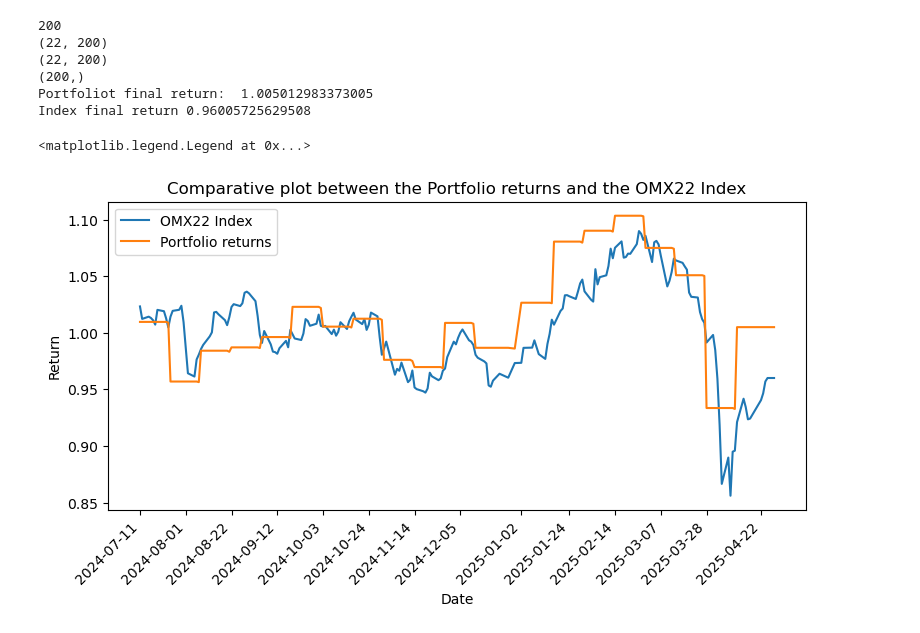
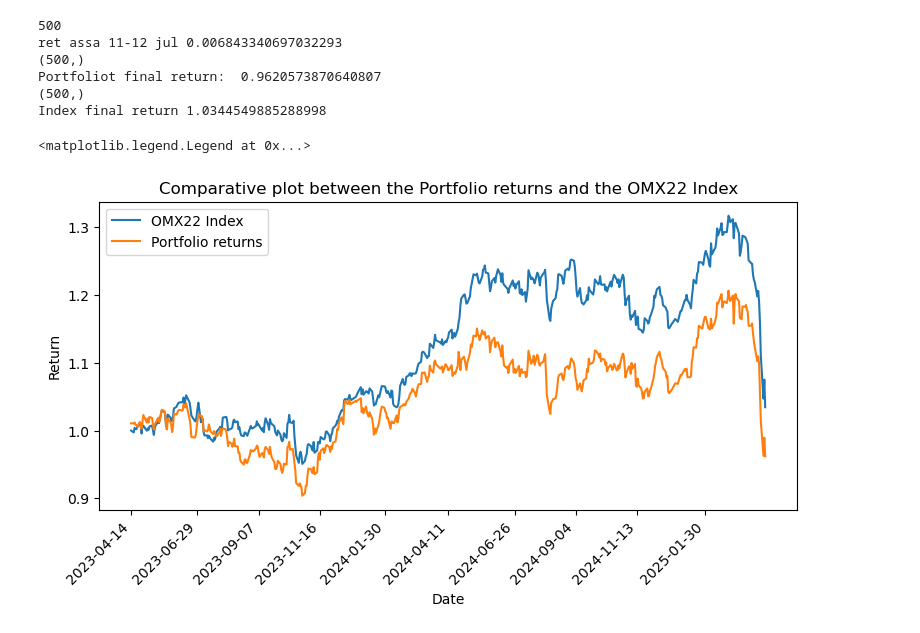
Before and after one commit to peogradin/Project-AMLNN, a Jupyter notebook: test_model_parameters.ipynb, the cells around one changed output. Saved outputs shown, nothing was run; the diff lists cells and outputs as text; code cells hidden in the pictures.

```diff
--- a/test_model_parameters.ipynb
+++ b/test_model_parameters.ipynb
@@ -35,9 +35,9 @@ Torch : 2.5.1
 SciPy : 1.15.2
 # %%
 
-window_step_length = 6
-window_size = 20
-num_test_points = 200
+window_step_length = 5
+window_size = 40
+num_test_points = 511
 
-horizon = 10 #3 is good
+horizon = 20 #3 is good
 target_idx = 0
@@ -194,11 +540,18 @@ c:\Users\Gabriel\anaconda3\envs\py310torch-gpu\lib\site-packages\lightning\pytor
 import numpy as np
 import matplotlib.pyplot as plt
 trading_cost = 0.005
+print('all mean abs percent errors per ticker',MAPE)
+print('all mean', np.mean(MAPE))
 
 from allocation_functions.allocation_functions import allocate_from_weights, plot_allocations
 
-test_indices = df.index[-num_test_points*22::22]
+test_indices = df.index[-(num_test_points)*22::22]
 test_indices = test_indices[:int(horizon*np.floor(num_test_points/horizon))]
+#print(all_weights.shape)
+
+all_weights = np.array(all_weights)
+
+np.save('saved_weights\\simple_lstm_20horizon_120hidden_new_norm_40ws_5step_17_04_23.npy', all_weights)
 
 alloc = allocate_from_weights(all_weights, horizon=horizon, num_of_test_points=num_test_points)
 print(alloc.shape)
@@ -261,7 +614,7 @@ def plot_allocations(alloc, tickers, dates):
 
     # now the ticks are the dates themselves
     plt.xticks(
-        dates[::15],
+        dates[::45],
         #[d.strftime('%Y-%m-%d') for d in dates],
         rotation=45, ha='right'
     )
@@ -283,61 +638,65 @@ plot_allocations(alloc, tickers, test_indices)
 # %%
-from allocation_functions.allocation_functions import calculate_asset_returns, calculate_portfolio_returns, calculate_cumulative_portfolio_returns, retrieve_test_closing_price
+from allocation_functions.allocation_functions import calculate_asset_returns_cont, calculate_portfolio_returns, calculate_cumulative_portfolio_returns
 import matplotlib.pyplot as plt
-
 
 print(len(test_indices))
 
-returns = calculate_asset_returns(df, tickers, horizon, num_of_test_points=num_test_points)
-print(alloc.shape)
-print(returns.shape)
+returns = calculate_asset_returns_cont(df, tickers, num_of_test_points=num_test_points)
+print('ret assa 11-12 jul', returns[0,0] )
+
+#print(alloc.shape)
+#print(returns)
 
 portfolio_returns = calculate_portfolio_returns(alloc, returns[:,:alloc.shape[1]])
-print(portfolio_returns.shape)
+#print(portfolio_returns)
 
 portfolio_returns_with_tradingcost = np.where(portfolio_returns > 0, portfolio_returns - alloc_diff*trading_cost, portfolio_returns)
 portfolio_returns_with_tradingcost = portfolio_returns - alloc_diff*trading_cost
-#print(portfolio_returns_with_tradingcost)
+print(portfolio_returns_with_tradingcost.shape)
 portfolio_cum_return = calculate_cumulative_portfolio_returns(portfolio_returns_with_tradingcost)
 print('Portfoliot final return: ',portfolio_cum_return[-1])
 
 
 
 df_omx22 = pd.read_csv(
     "data/MCAP_22_Index_raw.csv",
     parse_dates=["Date"],
     index_col="Date"
 )
 
 
-index_test_values = df_omx22['MCAP_22_Index'].iloc[-num_test_points:].values
+index_test_values = df_omx22['MCAP_22_Index'].iloc[-num_test_points:-11].values
 
-index_diffs = np.diff(index_test_values, axis=0)
-index_diffs = np.concatenate([index_diffs, np.zeros((1))], axis=0)/index_test_values
+#index_diffs = np.diff(index_test_values, axis=0)
+#index_diffs = np.concatenate([index_diffs, np.zeros((1))], axis=0)/index_test_values
+index_diffs = index_test_values / index_test_values[0]
+print(index_diffs.shape)
 #print(index_diffs)
-cum_prod_index = 1 * np.cumprod(1 + index_diffs)
-cum_prod_index = cum_prod_index[:int(horizon*np.floor(num_test_points/horizon))]
+#cum_prod_index = 1 * np.cumprod(1 + index_diffs)
+#cum_prod_index = cum_prod_index[:int(horizon*np.floor(num_test_points/horizon))]
+cum_prod_index = index_diffs
 print('Index final return', cum_prod_index[-1])
 plt.figure(figsize=(9,4))
 plt.plot(test_indices, cum_prod_index, label='OMX22 Index')
 plt.plot(test_indices, portfolio_cum_return, label='Portfolio returns')
 plt.title('Comparative plot between the Portfolio returns and the OMX22 Index')
 plt.xlabel('Date')
 plt.ylabel('Return')
 plt.xticks(
-        test_indices[::15],
+        test_indices[::50],
         #[d.strftime('%Y-%m-%d') for d in dates],
         rotation=45, ha='right'
     )
 plt.legend()
 # %% [output]
-200
-(22, 200)
-(22, 200)
-(200,)
-Portfoliot final return:  1.005012983373005
-Index final return 0.96005725629508
+500
+ret assa 11-12 jul 0.006843340697032293
+(500,)
+Portfoliot final return:  0.9620573870640807
+(500,)
+Index final return 1.0344549885288998
 <matplotlib.legend.Legend at 0x...>
-[figure, old version]
+[figure, new version]
 # %%
 import torch
 cross_attn_lstm_v1.eval()
```
Also changed, not shown: parts of 8 cells of this notebook, 56 other files.
